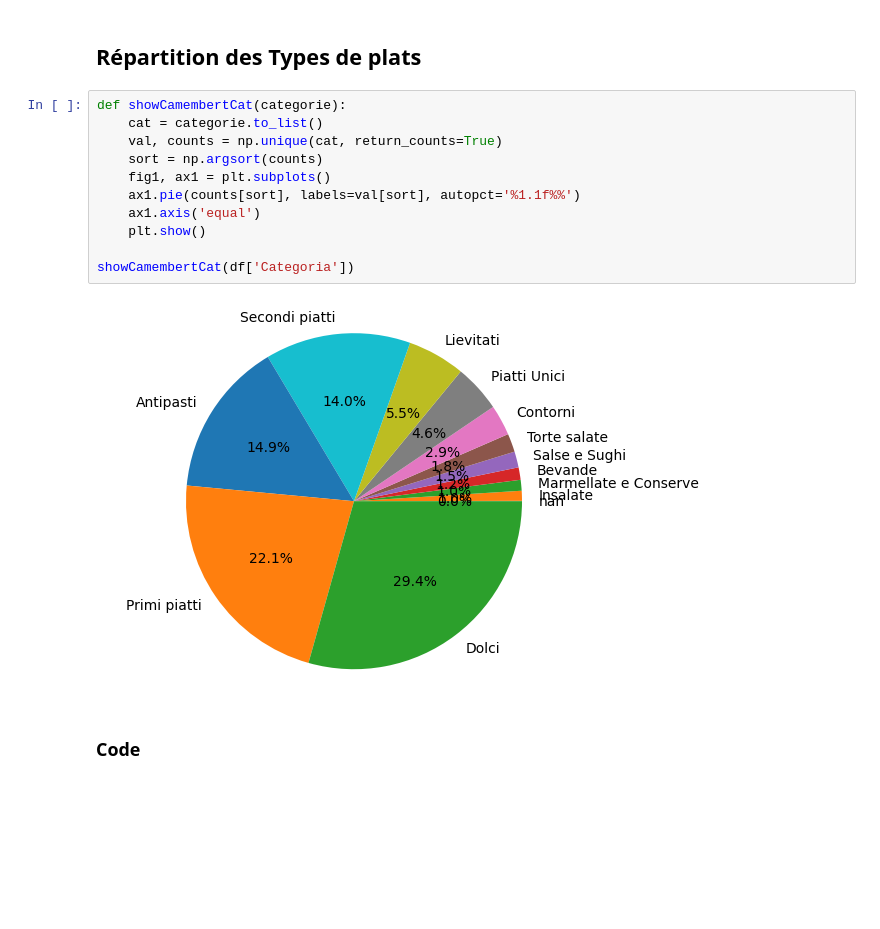
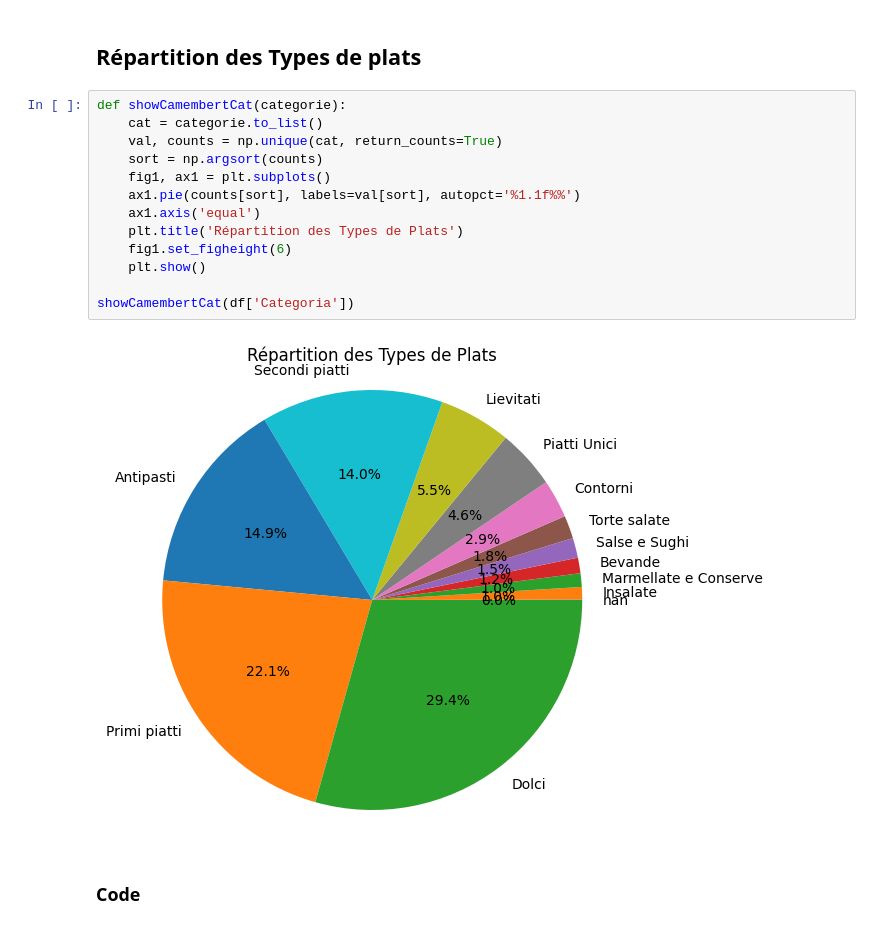
Before and after one commit to labicquette/Semantic-Web, a Jupyter notebook: dataset.ipynb, the cells around one changed output. Drawn from its saved outputs; the diff is of its cells as text; blank space fills up the shorter version.

```diff
--- a/dataset.ipynb
+++ b/dataset.ipynb
@@ -72,16 +73,18 @@ un_ing, counts_ing = getAllUniqueIngredients(ingredients)
 # %%
 def showCamembertCat(categorie):
     cat = categorie.to_list()
     val, counts = np.unique(cat, return_counts=True)
     sort = np.argsort(counts)
     fig1, ax1 = plt.subplots()
     ax1.pie(counts[sort], labels=val[sort], autopct='%1.1f%%')
     ax1.axis('equal')
+    plt.title('Répartition des Types de Plats')
+    fig1.set_figheight(6)
     plt.show()
 
 showCamembertCat(df['Categoria'])
 # %% [output]
-[figure, old version]
+[figure, new version]
 # %% [markdown]
 ### Code
 # %%
```
Also changed, not shown: parts of 4 cells of this notebook, 2 other files.
